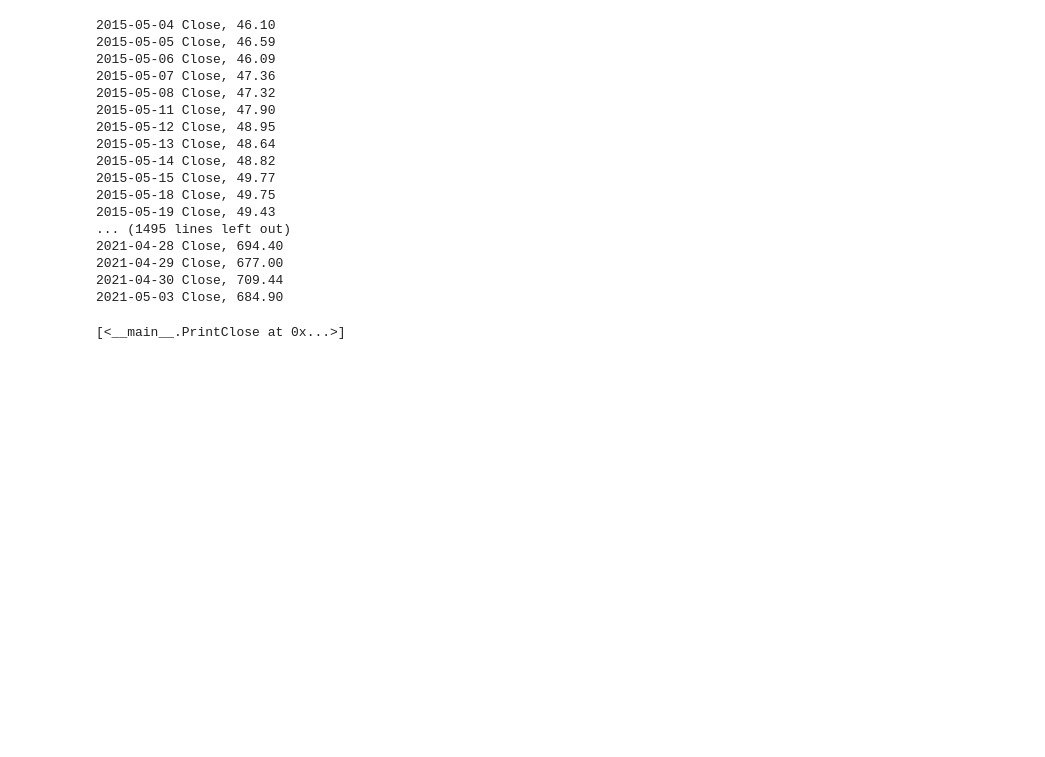
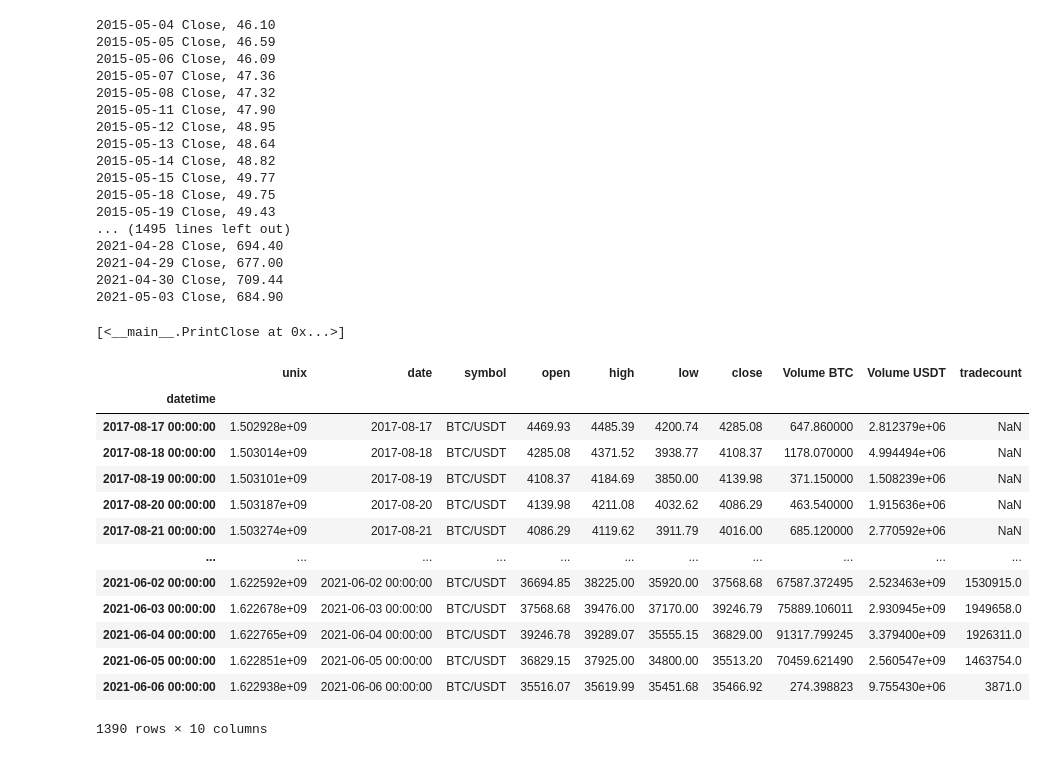
Before and after one commit to wilfredbtan/ChartSniper, a Jupyter notebook: backtrader_backtest.ipynb, the cells around one changed output. Cells and saved outputs as stored; diff of their text form; code cells hidden in the pictures; blank space fills up the shorter version.

```diff
--- a/backtrader_backtest.ipynb
+++ b/backtrader_backtest.ipynb
@@ -96,0 +145,37 @@ cerebro.run()
+# %%
+import pandas as pd
+from datetime import datetime
+
+# load csv and use row 0 as headers
+df = pd.read_csv('./crypto/Binance_BTCUSDT_d.csv', header = 0)
+
+# df = df[:10]
+# 1580810400
+# 1622851200000
+df['unix'] = [x/1000 if x > 10000000000 else x for x in df['unix']]
+dt = [datetime.utcfromtimestamp(x).strftime('%Y-%m-%d %H:%M:%S') for x in df['unix']]
+
+df.insert(loc=0, column='datetime', value=dt)
+df.drop_duplicates(subset='datetime', inplace=True)
+
+# reverse data and save
+df=df.iloc[::-1]
+df.set_index('datetime', inplace=True)
+df.to_csv('./crypto/reversed_BTC_d.csv')
+
+df
+# %% [output]
+|  | unix | date | symbol | open | high | low | close | Volume BTC | Volume USDT | tradecount |
+| datetime |  |  |  |  |  |  |  |  |  |  |
+| 2017-08-17 00:00:00 | 1.502928e+09 | 2017-08-17 | BTC/USDT | 4469.93 | 4485.39 | 4200.74 | 4285.08 | 647.860000 | 2.812379e+06 | NaN |
+| 2017-08-18 00:00:00 | 1.503014e+09 | 2017-08-18 | BTC/USDT | 4285.08 | 4371.52 | 3938.77 | 4108.37 | 1178.070000 | 4.994494e+06 | NaN |
+| 2017-08-19 00:00:00 | 1.503101e+09 | 2017-08-19 | BTC/USDT | 4108.37 | 4184.69 | 3850.00 | 4139.98 | 371.150000 | 1.508239e+06 | NaN |
+| 2017-08-20 00:00:00 | 1.503187e+09 | 2017-08-20 | BTC/USDT | 4139.98 | 4211.08 | 4032.62 | 4086.29 | 463.540000 | 1.915636e+06 | NaN |
+| 2017-08-21 00:00:00 | 1.503274e+09 | 2017-08-21 | BTC/USDT | 4086.29 | 4119.62 | 3911.79 | 4016.00 | 685.120000 | 2.770592e+06 | NaN |
+| ... | ... | ... | ... | ... | ... | ... | ... | ... | ... | ... |
+| 2021-06-02 00:00:00 | 1.622592e+09 | 2021-06-02 00:00:00 | BTC/USDT | 36694.85 | 38225.00 | 35920.00 | 37568.68 | 67587.372495 | 2.523463e+09 | 1530915.0 |
+| 2021-06-03 00:00:00 | 1.622678e+09 | 2021-06-03 00:00:00 | BTC/USDT | 37568.68 | 39476.00 | 37170.00 | 39246.79 | 75889.106011 | 2.930945e+09 | 1949658.0 |
+| 2021-06-04 00:00:00 | 1.622765e+09 | 2021-06-04 00:00:00 | BTC/USDT | 39246.78 | 39289.07 | 35555.15 | 36829.00 | 91317.799245 | 3.379400e+09 | 1926311.0 |
+| 2021-06-05 00:00:00 | 1.622851e+09 | 2021-06-05 00:00:00 | BTC/USDT | 36829.15 | 37925.00 | 34800.00 | 35513.20 | 70459.621490 | 2.560547e+09 | 1463754.0 |
+| 2021-06-06 00:00:00 | 1.622938e+09 | 2021-06-06 00:00:00 | BTC/USDT | 35516.07 | 35619.99 | 35451.68 | 35466.92 | 274.398823 | 9.755430e+06 | 3871.0 |
+1390 rows × 10 columns
```
Also changed, not shown: parts of 4 cells of this notebook, 5 other files.
